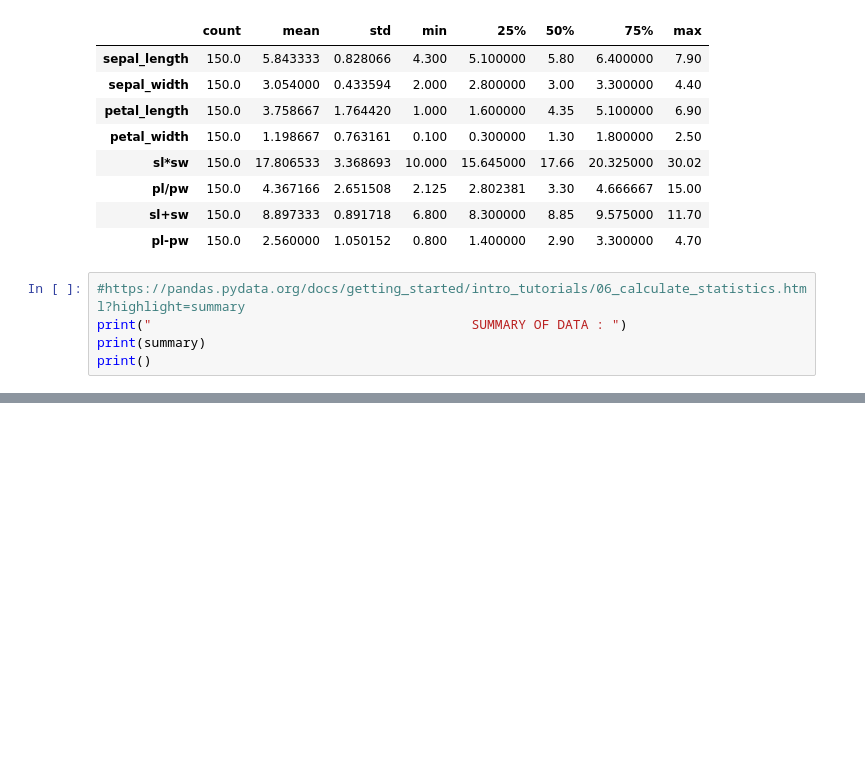
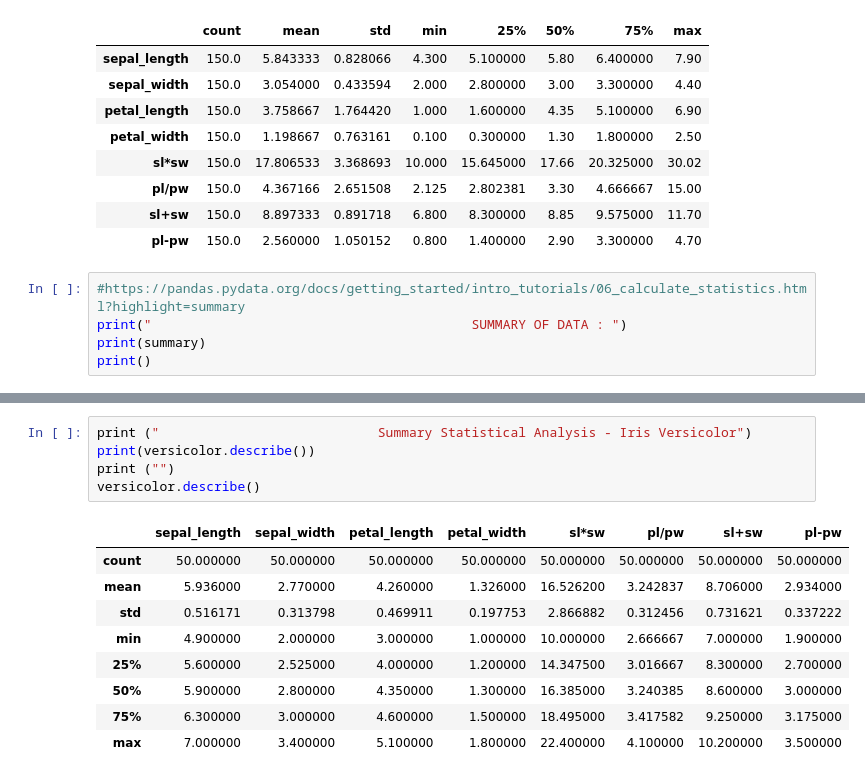
Before and after one commit to mickalleny2k/FUND_DATA, a Jupyter notebook: project.ipynb, the cells around one changed output, grey strips where cells are left out. Cells and saved outputs as stored; diff of their text form; blank space fills up the shorter version.

```diff
--- a/project.ipynb
+++ b/project.ipynb
@@ -164,0 +189,15 @@ print()
+# %%
+print ("                            Summary Statistical Analysis - Iris Versicolor")
+print(versicolor.describe())
+print ("")
+versicolor.describe()
+# %% [output]
+|  | sepal_length | sepal_width | petal_length | petal_width | sl*sw | pl/pw | sl+sw | pl-pw |
+| count | 50.000000 | 50.000000 | 50.000000 | 50.000000 | 50.000000 | 50.000000 | 50.000000 | 50.000000 |
+| mean | 5.936000 | 2.770000 | 4.260000 | 1.326000 | 16.526200 | 3.242837 | 8.706000 | 2.934000 |
+| std | 0.516171 | 0.313798 | 0.469911 | 0.197753 | 2.866882 | 0.312456 | 0.731621 | 0.337222 |
+| min | 4.900000 | 2.000000 | 3.000000 | 1.000000 | 10.000000 | 2.666667 | 7.000000 | 1.900000 |
+| 25% | 5.600000 | 2.525000 | 4.000000 | 1.200000 | 14.347500 | 3.016667 | 8.300000 | 2.700000 |
+| 50% | 5.900000 | 2.800000 | 4.350000 | 1.300000 | 16.385000 | 3.240385 | 8.600000 | 3.000000 |
+| 75% | 6.300000 | 3.000000 | 4.600000 | 1.500000 | 18.495000 | 3.417582 | 9.250000 | 3.175000 |
+| max | 7.000000 | 3.400000 | 5.100000 | 1.800000 | 22.400000 | 4.100000 | 10.200000 | 3.500000 |
```
Also changed, not shown: parts of 3 cells of this notebook, 2 other files.
